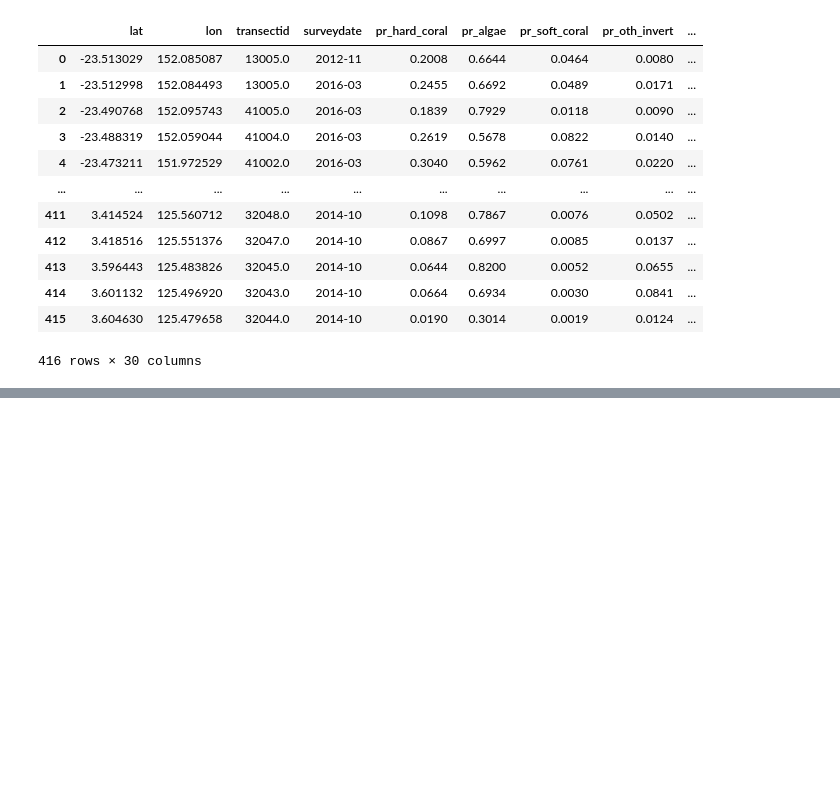
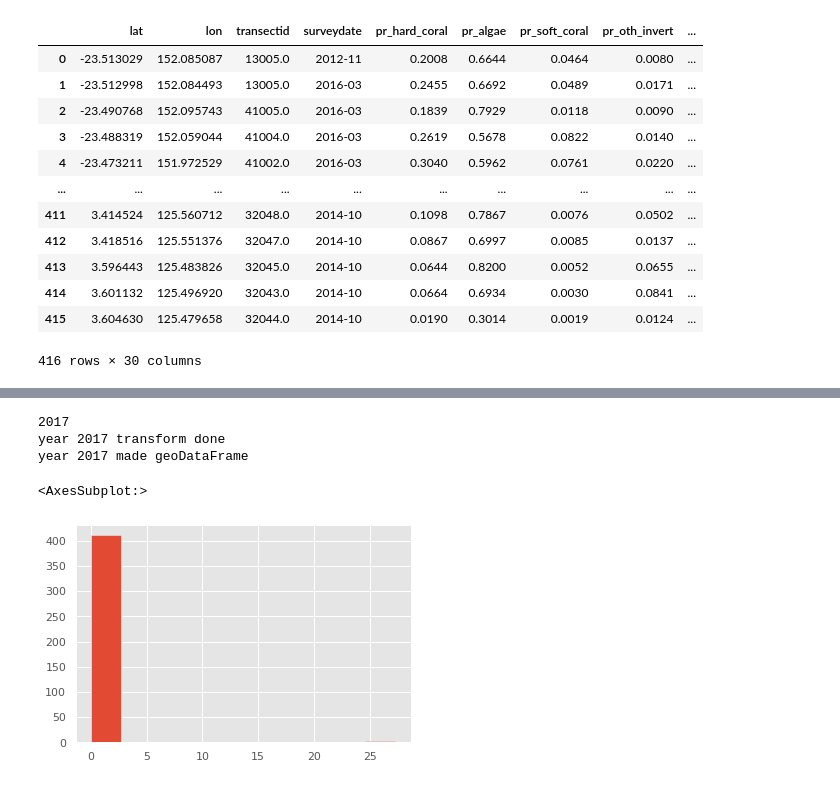
Before and after one commit to LaviSchlyter/Coral-Reef-preservation, a Jupyter notebook: Code/Anthropolical_processing.ipynb, the cells around one changed output, grey strips where cells are left out. Drawn from its saved outputs; the diff is of its cells as text; code cells hidden in the pictures; blank space fills up the shorter version.

```diff
--- a/Code/Anthropolical_processing.ipynb
+++ b/Code/Anthropolical_processing.ipynb
@@ -448,0 +527,12 @@ df_merged
+# %%
+#df_env.to_csv("../Data/merged_27_04.csv", index = False)
+df_env = pd.read_csv("../Data/merged_27_04.csv")
+dp.geo_loads(df_env)
+df_env = pf.make_geo_frame(df_env)
+# %%
+# Second part
+fishing_dist(df_env, list_dates_second)
+# %% [output]
+2017
+year 2017 transform done
+year 2017 made geoDataFrame
@@ -448,0 +597,5 @@ df_merged
+# %%
+df_env["fishing_hours_2012"].hist()
+# %% [output]
+<AxesSubplot:>
+[figure, added]
```
Also changed, not shown: parts of 49 cells of this notebook.
